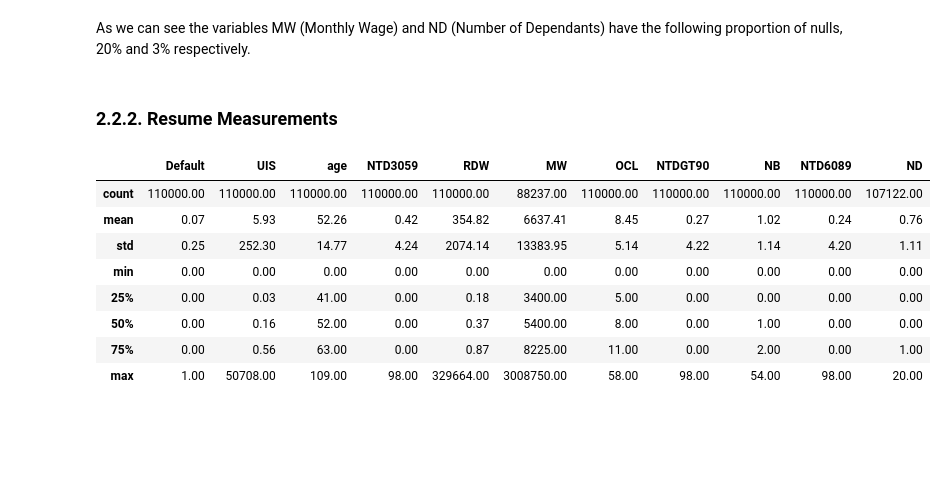
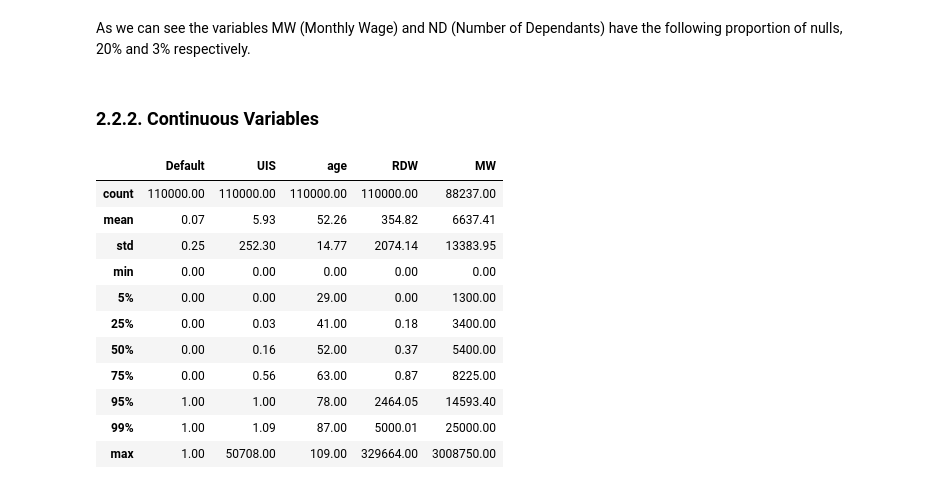
Before and after one commit to jlpscampos/Credit-Default-Model, a Jupyter notebook: EDA.ipynb, the cells around one changed output. Saved outputs shown, nothing was run; the diff lists cells and outputs as text; code cells hidden in the pictures; blank space fills up the shorter version.

```diff
--- a/EDA.ipynb
+++ b/EDA.ipynb
@@ -17,8 +36,14 @@ import seaborn as sns
 # %% [markdown]
 ## 2.1. Reading the Data
 # %%
+# Reading file from disk
 file = os.path.join('data','training_data.csv')
 df = pd.read_csv(file)
+
+# Proper Column Categorization
+categorical = ['NTD3059','NTD6089','NTDGT90','NB','ND','OCL']
+df = df.assign(**{col: df[col].astype('category') for col in categorical})
+
 df.head(5)
 # %% [output]
 |  | Default | UIS | age | NTD3059 | RDW | MW | OCL | NTDGT90 | NB | NTD6089 | ND |
@@ -41,18 +66,22 @@ pd.DataFrame(null_prop).transpose()
 As we can see the variables MW (Monthly Wage) and ND (Number of Dependants) have the following proportion of nulls,
 20% and 3% respectively.
 # %% [markdown]
-### 2.2.2. Resume Measurements
+### 2.2.2. Continuous Variables
 # %%
-desc_round = df.describe().round(2)
-desc_round
+custom_quantiles = [ 0.05, 0.25, 0.75, 0.95, 0.99 ]
+df_describe = df.describe(percentiles=custom_quantiles)
+df_describe.round(2)
 # %% [output]
-|  | Default | UIS | age | NTD3059 | RDW | MW | OCL | NTDGT90 | NB | NTD6089 | ND |
-| count | 110000.00 | 110000.00 | 110000.00 | 110000.00 | 110000.00 | 88237.00 | 110000.00 | 110000.00 | 110000.00 | 110000.00 | 107122.00 |
-| mean | 0.07 | 5.93 | 52.26 | 0.42 | 354.82 | 6637.41 | 8.45 | 0.27 | 1.02 | 0.24 | 0.76 |
-| std | 0.25 | 252.30 | 14.77 | 4.24 | 2074.14 | 13383.95 | 5.14 | 4.22 | 1.14 | 4.20 | 1.11 |
-| min | 0.00 | 0.00 | 0.00 | 0.00 | 0.00 | 0.00 | 0.00 | 0.00 | 0.00 | 0.00 | 0.00 |
-| 25% | 0.00 | 0.03 | 41.00 | 0.00 | 0.18 | 3400.00 | 5.00 | 0.00 | 0.00 | 0.00 | 0.00 |
-| 50% | 0.00 | 0.16 | 52.00 | 0.00 | 0.37 | 5400.00 | 8.00 | 0.00 | 1.00 | 0.00 | 0.00 |
-| 75% | 0.00 | 0.56 | 63.00 | 0.00 | 0.87 | 8225.00 | 11.00 | 0.00 | 2.00 | 0.00 | 1.00 |
-| max | 1.00 | 50708.00 | 109.00 | 98.00 | 329664.00 | 3008750.00 | 58.00 | 98.00 | 54.00 | 98.00 | 20.00 |
+|  | Default | UIS | age | RDW | MW |
+| count | 110000.00 | 110000.00 | 110000.00 | 110000.00 | 88237.00 |
+| mean | 0.07 | 5.93 | 52.26 | 354.82 | 6637.41 |
+| std | 0.25 | 252.30 | 14.77 | 2074.14 | 13383.95 |
+| min | 0.00 | 0.00 | 0.00 | 0.00 | 0.00 |
+| 5% | 0.00 | 0.00 | 29.00 | 0.00 | 1300.00 |
+| 25% | 0.00 | 0.03 | 41.00 | 0.18 | 3400.00 |
+| 50% | 0.00 | 0.16 | 52.00 | 0.37 | 5400.00 |
+| 75% | 0.00 | 0.56 | 63.00 | 0.87 | 8225.00 |
+| 95% | 1.00 | 1.00 | 78.00 | 2464.05 | 14593.40 |
+| 99% | 1.00 | 1.09 | 87.00 | 5000.01 | 25000.00 |
+| max | 1.00 | 50708.00 | 109.00 | 329664.00 | 3008750.00 |
 # %% [markdown]
```
Also changed, not shown: parts of 12 cells of this notebook, 1 other file.
